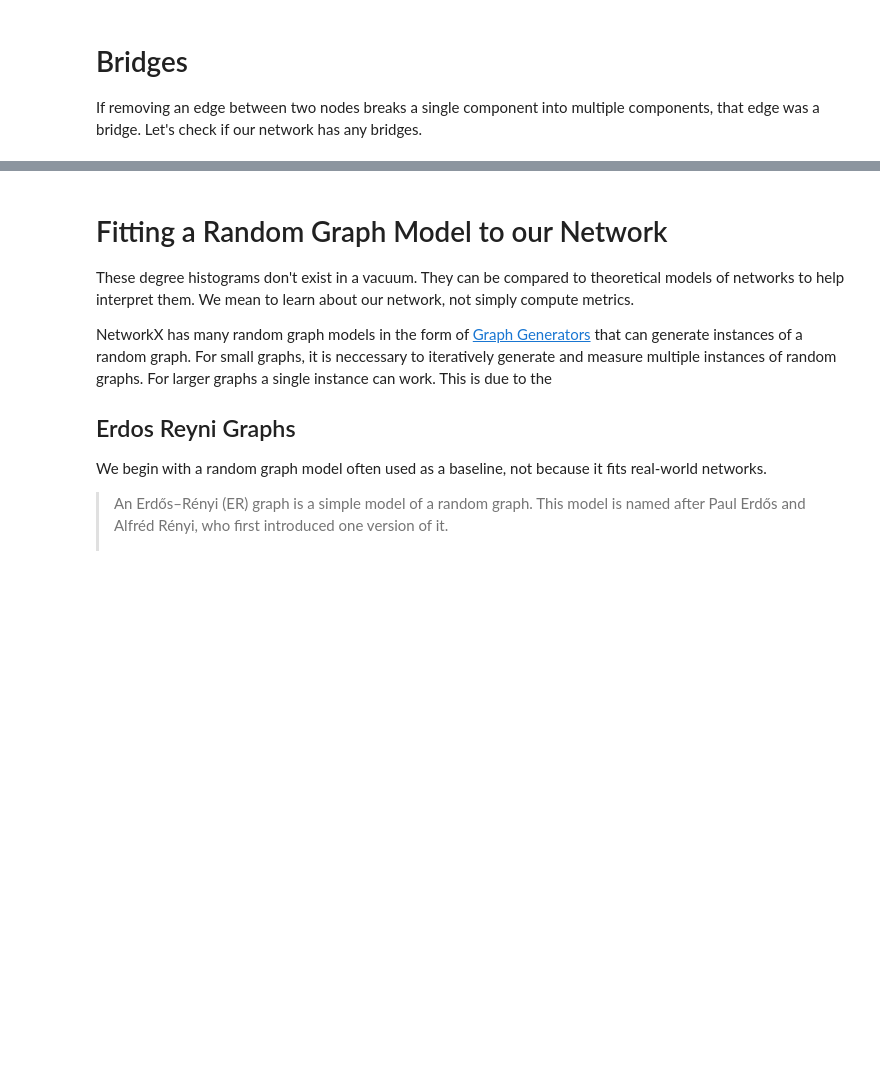
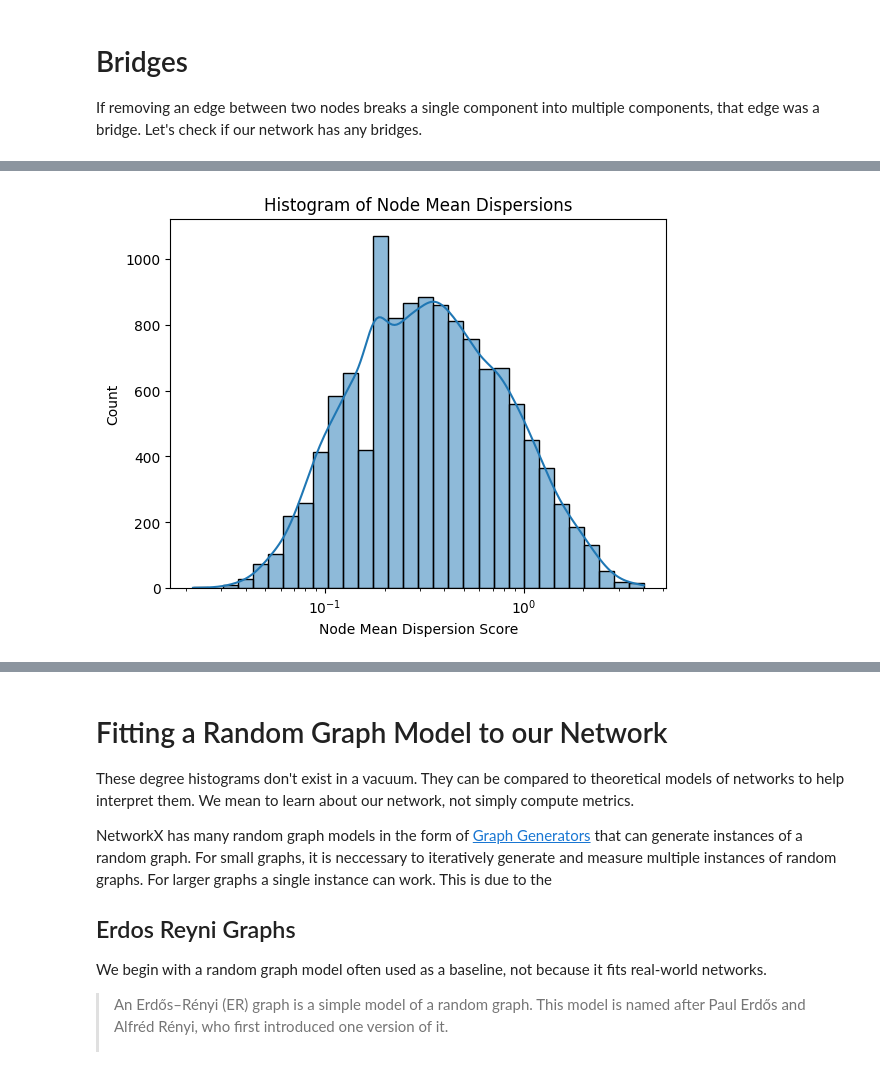
Before and after one commit to Graphlet-AI/graphml-class, a Jupyter notebook: Part 2 - Quantitative Networks - Social Network Analysis and Network Science.ipynb, the cells around one changed output, grey strips where cells are left out. Saved outputs shown, nothing was run; the diff lists cells and outputs as text; code cells hidden in the pictures; blank space fills up the shorter version.

```diff
--- a/Part 2 - Quantitative Networks - Social Network Analysis and Network Science.ipynb
+++ b/Part 2 - Quantitative Networks - Social Network Analysis and Network Science.ipynb
@@ -520,0 +695,12 @@ for u, v, data in G.edges(data=True)[:10]:
+# %%
+# Filter out dispersion scores of 0
+logable_mean_dispersions = [x + 0.01 for x in mean_dispersions if x > 0]
+# %%
+# Use seaborn to create the histogram
+sns.histplot(logable_mean_dispersions, kde=True, bins=30, log_scale=True)
+plt.title('Histogram of Node Mean Dispersions')
+plt.xlabel('Node Mean Dispersion Score')
+plt.ylabel('Count')
+plt.show()
+# %% [output]
+[figure, added]
```
Also changed, not shown: parts of 50 cells of this notebook.
